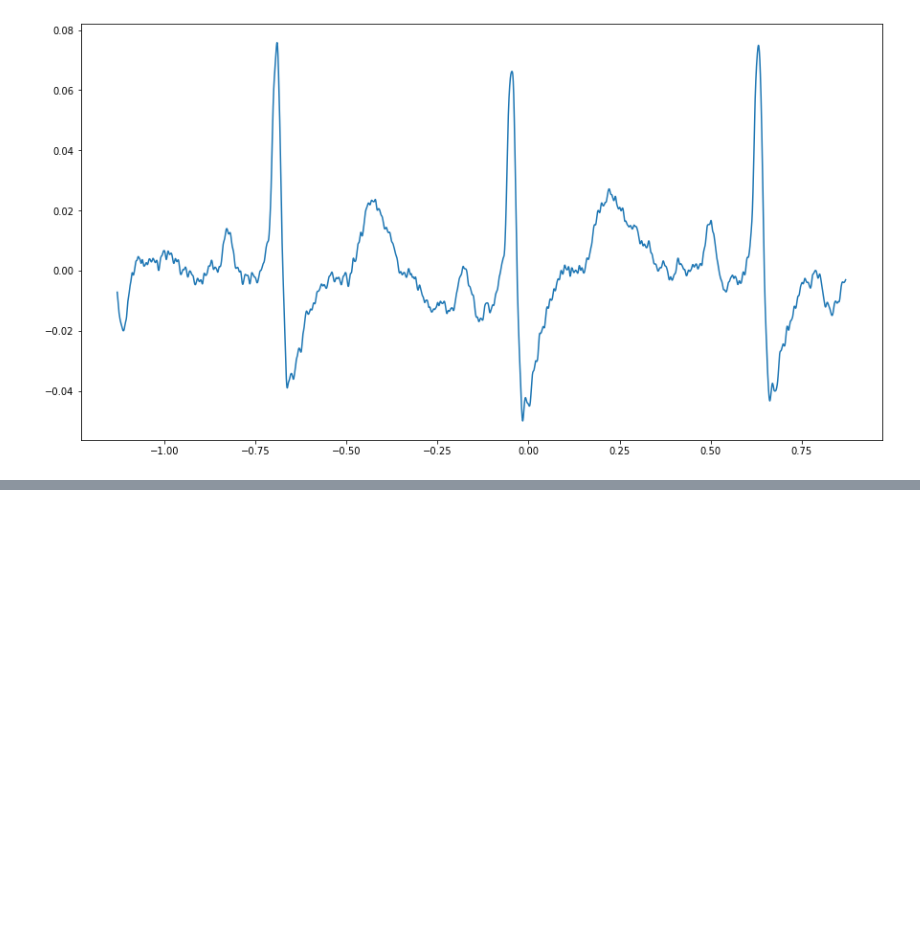
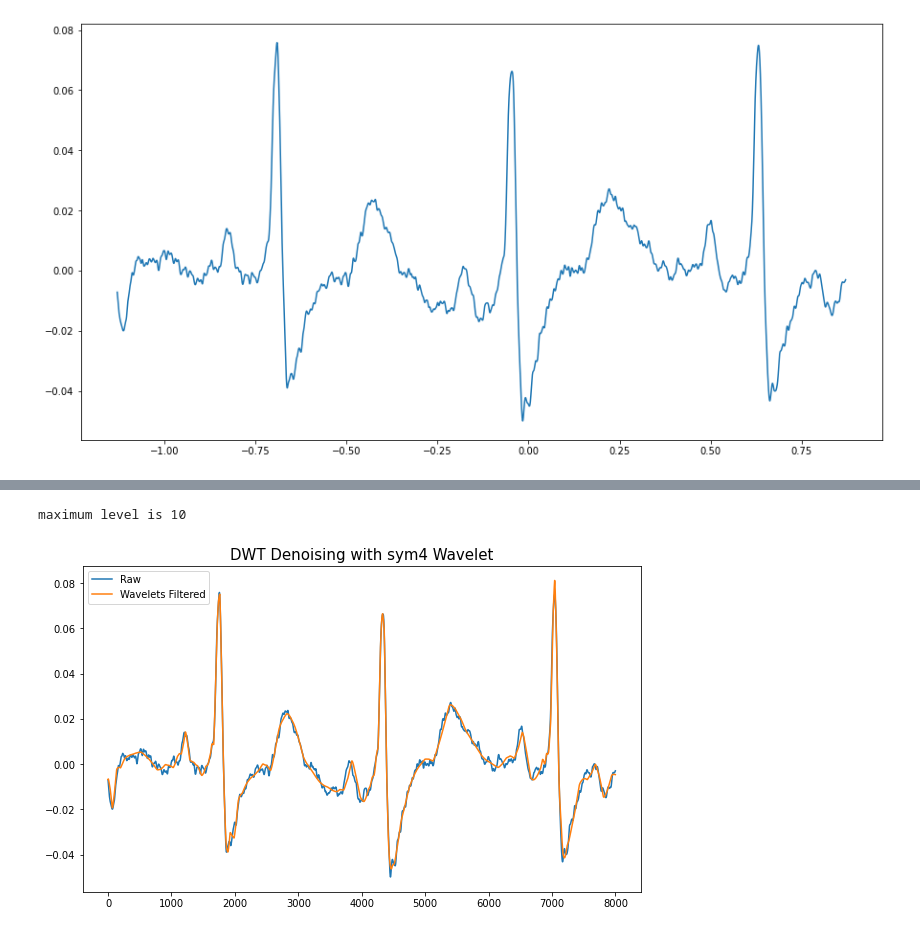
Before and after one commit to kp-algomaster/AI_Healthcare, a Jupyter notebook: ecg-processing/Digital-filtering-of-ecg-signal/ecgAnalysis.ipynb, the cells around one changed output, grey strips where cells are left out. Cells and saved outputs as stored; diff of their text form; code cells hidden in the pictures; blank space fills up the shorter version.

```diff
--- a/ecg-processing/Digital-filtering-of-ecg-signal/ecgAnalysis.ipynb
+++ b/ecg-processing/Digital-filtering-of-ecg-signal/ecgAnalysis.ipynb
@@ -17,5 +23,5 @@ cd /content/gdrive/Othercomputers/My_Laptop/AI_DataScience_Training/AI_Healthcar
 # %%
-ecgDF = pandas.read_csv('ecg.csv')
+ecgDF = pd.read_csv('ecg.csv')
 # %%
 print ('Sampling frequency is: ')
 samplingFreq = 1/(ecgDF['Time (s)'][10]-ecgDF['Time (s)'][9])
@@ -144,7 +153,7 @@ plt.show()
 [figure]
 # %%
 ## filter out 50 Hz noise
-ekgFiltered2 = signal.sosfilt(sos2, ekgFiltered)
+ecgFiltered2 = signal.sosfilt(sos2, ecgFiltered)
 # %%
 # Time Domain Signal
 matplotlib.rc('figure', figsize=(15, 8))
@@ -158,9 +167,10 @@ plt.plot(ekgDF['Time (s)'],ekgFiltered2)
 def moving_average(x, w):
     return np.convolve(x, np.ones(w), 'same') / w
 
+MA_filtered = moving_average(ecgFiltered2, 100)
 # Time Domain Signal
 matplotlib.rc('figure', figsize=(15, 8))
-plt.plot(ekgDF['Time (s)'],moving_average(ekgFiltered2, 100))
+plt.plot(ecgDF['Time (s)'],MA_filtered)
 # %% [output]
 [<matplotlib.lines.Line2D at 0x...>]
 [figure]
@@ -166,0 +231,18 @@ plt.plot(ekgDF['Time (s)'],moving_average(ekgFiltered2, 100))
+# %%
+def wavelet_denoising(x, wavelet, level):
+
+
+    # Create wavelet object and define parameters
+    w = pywt.Wavelet(wavelet)
+    maxlev = pywt.dwt_max_level(len(x), w.dec_len)
+    # maxlev = level # Override if desired
+    print("maximum level is " + str(maxlev))
+    threshold = 0.04 # Threshold for filtering
+
+    # Decompose into wavelet components, to the level selected:
+    coeffs = pywt.wavedec(x, wavelet, level=maxlev)
+
+    coeffs[1:] = (pywt.threshold(i, value=threshold, mode='hard') for i in coeffs[1:])
+
+    datarec = pywt.waverec(coeffs, 'sym4')
+    return datarec
@@ -166,0 +253,14 @@ plt.plot(ekgDF['Time (s)'],moving_average(ekgFiltered2, 100))
+# %%
+wav = 'sym4'
+#filtered = wavelet_denoising(signal, wavelet=wav, level=1)
+wav_filtered = wavelet_denoising(MA_filtered, wavelet=wav, level=2)
+
+plt.figure(figsize=(10, 6))
+plt.plot(MA_filtered, label='Raw')
+plt.plot(wav_filtered, label='Wavelets Filtered')
+plt.legend()
+plt.title(f"DWT Denoising with {wav} Wavelet", size=15)
+plt.show()
+# %% [output]
+maximum level is 10
+[figure, added]
```
Also changed, not shown: parts of 18 cells of this notebook, 5 other files.
